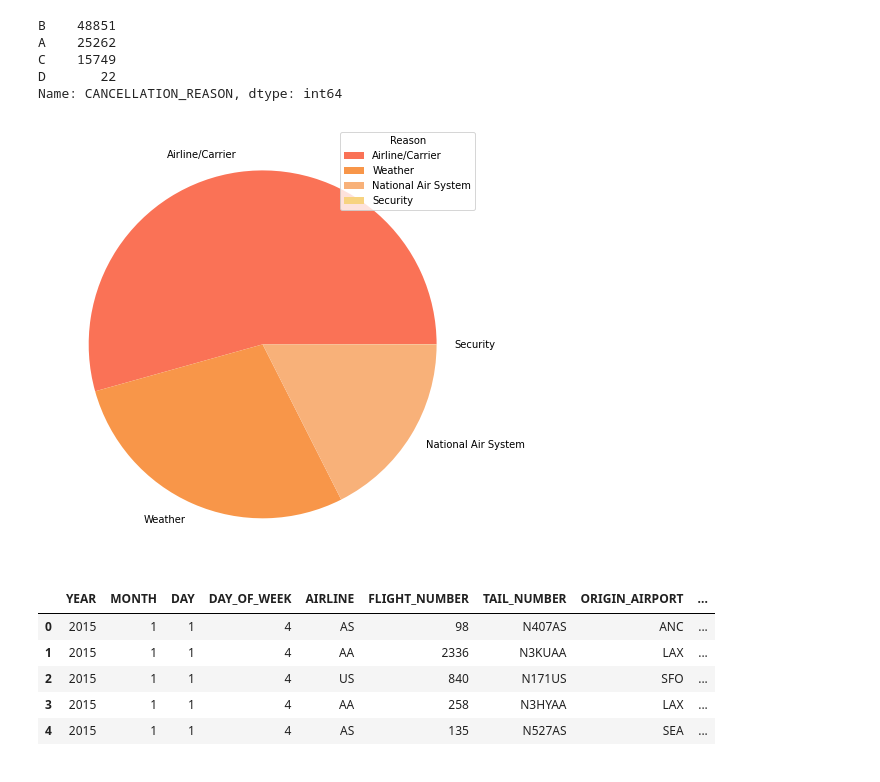
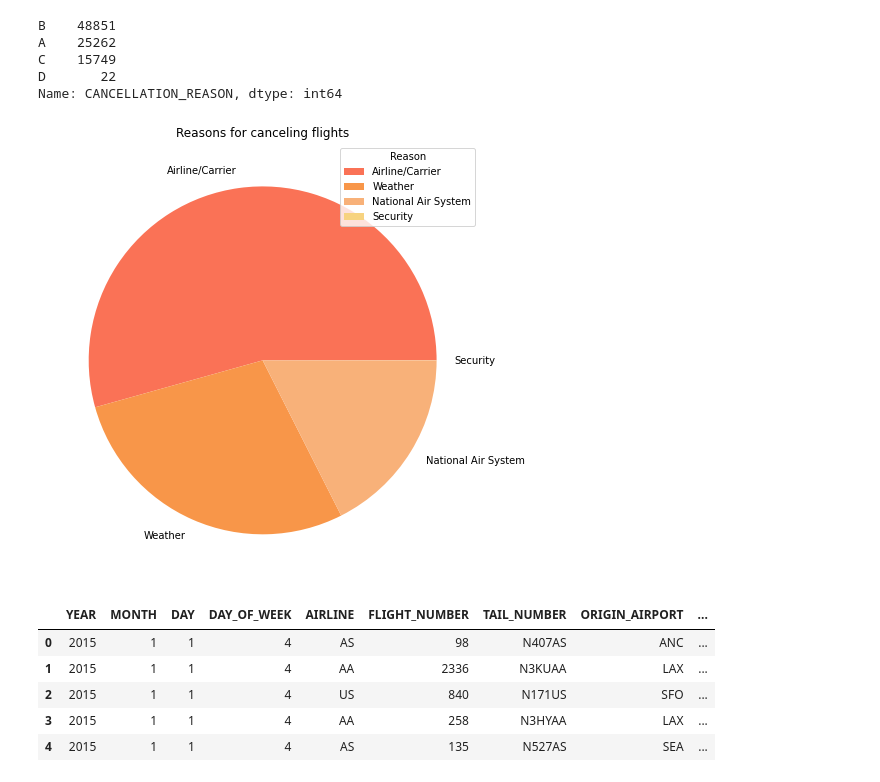
Before and after one commit to Yousef-Nasr/Flight-Cancellation-Classiffication, a Jupyter notebook: main.ipynb, the cells around one changed output. Drawn from its saved outputs; the diff is of its cells as text; code cells hidden in the pictures.

```diff
--- a/main.ipynb
+++ b/main.ipynb
@@ -149,12 +153,13 @@ Name: CANCELLATION_REASON, dtype: int64
 # %%
 fig = plt.figure(figsize=[15,8])
 df_ex = df['CANCELLATION_REASON'].value_counts()
 
 plt.pie(df_ex, colors=['#FA7256', '#F89649', '#F8B179', '#F7D380'], labels=['Airline/Carrier', 'Weather', 'National Air System', 'Security'])
 plt.legend(title='Reason')
+plt.title('Reasons for canceling flights')
 plt.show()
 # %% [output]
-[figure, old version]
+[figure, new version]
 # %%
 df.head()
 # %% [output]
```
Also changed, not shown: parts of 16 cells of this notebook, 5 other files.
